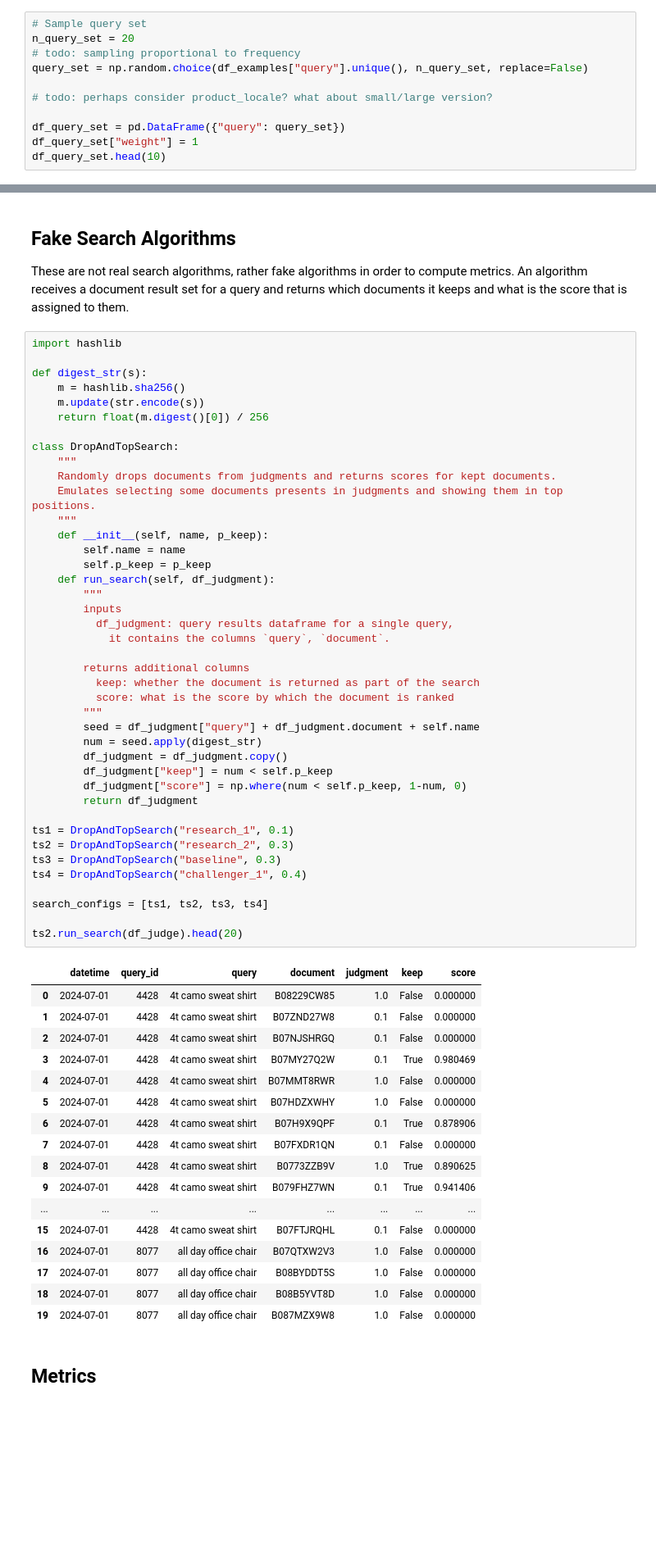
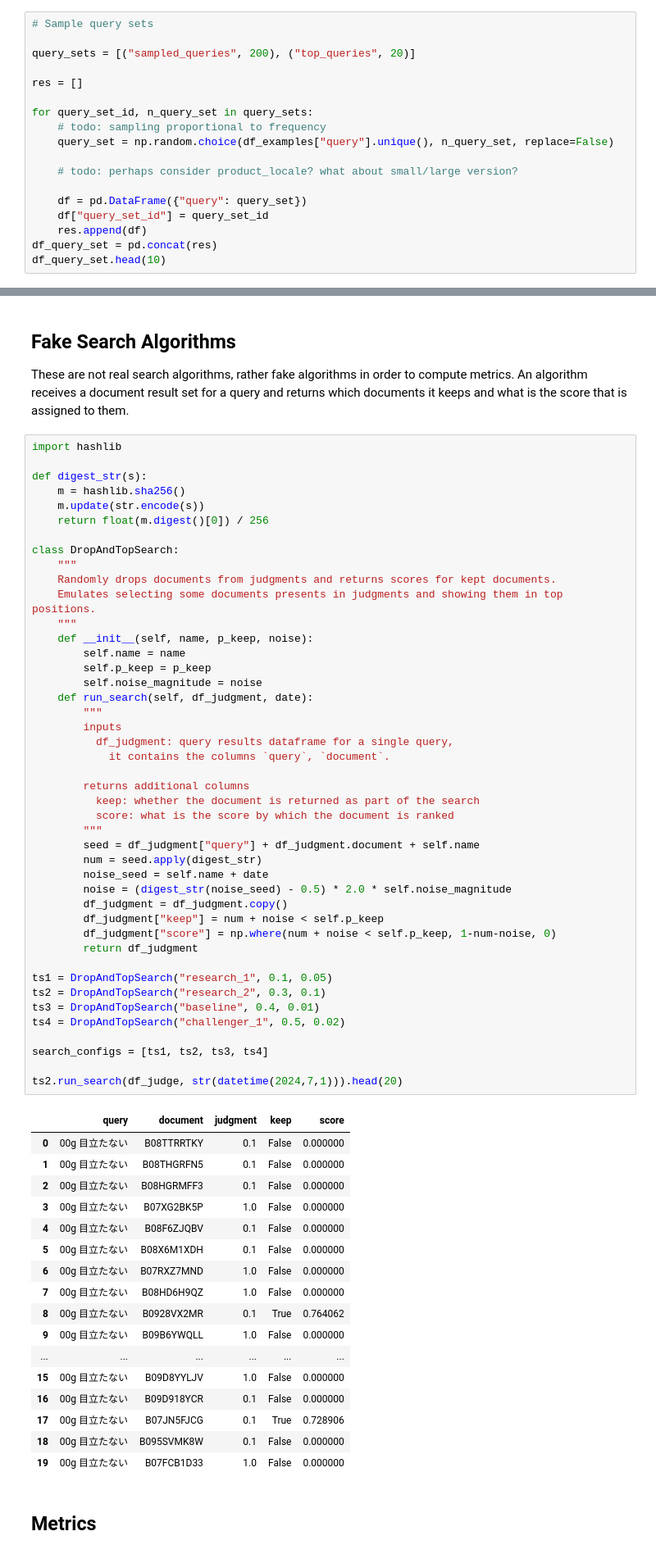
Before and after one commit to o19s/opensearch-search-quality-evaluation, a Jupyter notebook: search-evaluation-framework/opensearch-dashboard-prototyping/1_create_queries_judgments_and_metrics.ipynb, the cells around one changed output, grey strips where cells are left out. Shown at 82% size. Drawn from its saved outputs; the diff is of its cells as text; blank space fills up the shorter version.

```diff
--- a/search-evaluation-framework/opensearch-dashboard-prototyping/1_create_queries_judgments_and_metrics.ipynb
+++ b/search-evaluation-framework/opensearch-dashboard-prototyping/1_create_queries_judgments_and_metrics.ipynb
@@ -51,14 +54,21 @@ And currently the sampling is not done based on frequency
 # %%
 np.random.seed(10)
 # %%
-# Sample query set
-n_query_set = 20
-# todo: sampling proportional to frequency
-query_set = np.random.choice(df_examples["query"].unique(), n_query_set, replace=False)
+# Sample query sets
 
-# todo: perhaps consider product_locale? what about small/large version?
+query_sets = [("sampled_queries", 200), ("top_queries", 20)]
 
-df_query_set = pd.DataFrame({"query": query_set})
-df_query_set["weight"] = 1
+res = []
+
+for query_set_id, n_query_set in query_sets:
+    # todo: sampling proportional to frequency
+    query_set = np.random.choice(df_examples["query"].unique(), n_query_set, replace=False)
+
+    # todo: perhaps consider product_locale? what about small/large version?
+
+    df = pd.DataFrame({"query": query_set})
+    df["query_set_id"] = query_set_id
+    res.append(df)
+df_query_set = pd.concat(res)
 df_query_set.head(10)
 # %% [output]
@@ -155,59 +144,62 @@ import hashlib
 def digest_str(s):
     m = hashlib.sha256()
     m.update(str.encode(s))
     return float(m.digest()[0]) / 256
 
 class DropAndTopSearch:
     """
     Randomly drops documents from judgments and returns scores for kept documents.
     Emulates selecting some documents presents in judgments and showing them in top positions.
     """
-    def __init__(self, name, p_keep):
+    def __init__(self, name, p_keep, noise):
         self.name = name
         self.p_keep = p_keep
-    def run_search(self, df_judgment):
+        self.noise_magnitude = noise
+    def run_search(self, df_judgment, date):
         """
         inputs
           df_judgment: query results dataframe for a single query,
             it contains the columns `query`, `document`.
 
         returns additional columns
           keep: whether the document is returned as part of the search
           score: what is the score by which the document is ranked
         """
         seed = df_judgment["query"] + df_judgment.document + self.name
         num = seed.apply(digest_str)
+        noise_seed = self.name + date
+        noise = (digest_str(noise_seed) - 0.5) * 2.0 * self.noise_magnitude
         df_judgment = df_judgment.copy()
-        df_judgment["keep"] = num < self.p_keep
-        df_judgment["score"] = np.where(num < self.p_keep, 1-num, 0)
+        df_judgment["keep"] = num + noise < self.p_keep
+        df_judgment["score"] = np.where(num + noise < self.p_keep, 1-num-noise, 0)
         return df_judgment
 
-ts1 = DropAndTopSearch("research_1", 0.1)
-ts2 = DropAndTopSearch("research_2", 0.3)
-ts3 = DropAndTopSearch("baseline", 0.3)
-ts4 = DropAndTopSearch("challenger_1", 0.4)
+ts1 = DropAndTopSearch("research_1", 0.1, 0.05)
+ts2 = DropAndTopSearch("research_2", 0.3, 0.1)
+ts3 = DropAndTopSearch("baseline", 0.4, 0.01)
+ts4 = DropAndTopSearch("challenger_1", 0.5, 0.02)
 
 search_configs = [ts1, ts2, ts3, ts4]
 
-ts2.run_search(df_judge).head(20)
+ts2.run_search(df_judge, str(datetime(2024,7,1))).head(20)
 # %% [output]
-|  | datetime | query_id | query | document | judgment | keep | score |
-| 0 | 2024-07-01 | 4428 | 4t camo sweat shirt | B08229CW85 | 1.0 | False | 0.000000 |
-| 1 | 2024-07-01 | 4428 | 4t camo sweat shirt | B07ZND27W8 | 0.1 | False | 0.000000 |
-| 2 | 2024-07-01 | 4428 | 4t camo sweat shirt | B07NJSHRGQ | 0.1 | False | 0.000000 |
-| 3 | 2024-07-01 | 4428 | 4t camo sweat shirt | B07MY27Q2W | 0.1 | True | 0.980469 |
-| 4 | 2024-07-01 | 4428 | 4t camo sweat shirt | B07MMT8RWR | 1.0 | False | 0.000000 |
-| 5 | 2024-07-01 | 4428 | 4t camo sweat shirt | B07HDZXWHY | 1.0 | False | 0.000000 |
-| 6 | 2024-07-01 | 4428 | 4t camo sweat shirt | B07H9X9QPF | 0.1 | True | 0.878906 |
-| 7 | 2024-07-01 | 4428 | 4t camo sweat shirt | B07FXDR1QN | 0.1 | False | 0.000000 |
-| 8 | 2024-07-01 | 4428 | 4t camo sweat shirt | B0773ZZB9V | 1.0 | True | 0.890625 |
-| 9 | 2024-07-01 | 4428 | 4t camo sweat shirt | B079FHZ7WN | 0.1 | True | 0.941406 |
-| ... | ... | ... | ... | ... | ... | ... | ... |
-| 15 | 2024-07-01 | 4428 | 4t camo sweat shirt | B07FTJRQHL | 0.1 | False | 0.000000 |
-| 16 | 2024-07-01 | 8077 | all day office chair | B07QTXW2V3 | 1.0 | False | 0.000000 |
-| 17 | 2024-07-01 | 8077 | all day office chair | B08BYDDT5S | 1.0 | False | 0.000000 |
-| 18 | 2024-07-01 | 8077 | all day office chair | B08B5YVT8D | 1.0 | False | 0.000000 |
-| 19 | 2024-07-01 | 8077 | all day office chair | B087MZX9W8 | 1.0 | False | 0.000000 |
+|  | query | document | judgment | keep | score |
+| 0 | 00g 目立たない | B08TTRRTKY | 0.1 | False | 0.000000 |
+| 1 | 00g 目立たない | B08THGRFN5 | 0.1 | False | 0.000000 |
+| 2 | 00g 目立たない | B08HGRMFF3 | 0.1 | False | 0.000000 |
+| 3 | 00g 目立たない | B07XG2BK5P | 1.0 | False | 0.000000 |
+| 4 | 00g 目立たない | B08F6ZJQBV | 0.1 | False | 0.000000 |
+| 5 | 00g 目立たない | B08X6M1XDH | 0.1 | False | 0.000000 |
+| 6 | 00g 目立たない | B07RXZ7MND | 1.0 | False | 0.000000 |
+| 7 | 00g 目立たない | B08HD6H9QZ | 1.0 | False | 0.000000 |
+| 8 | 00g 目立たない | B0928VX2MR | 0.1 | True | 0.764062 |
+| 9 | 00g 目立たない | B09B6YWQLL | 1.0 | False | 0.000000 |
+| ... | ... | ... | ... | ... | ... |
+| 15 | 00g 目立たない | B09D8YYLJV | 1.0 | False | 0.000000 |
+| 16 | 00g 目立たない | B09D918YCR | 0.1 | False | 0.000000 |
+| 17 | 00g 目立たない | B07JN5FJCG | 0.1 | True | 0.728906 |
+| 18 | 00g 目立たない | B095SVMK8W | 0.1 | False | 0.000000 |
+| 19 | 00g 目立たない | B07FCB1D33 | 1.0 | False | 0.000000 |
 # %% [markdown]
 ## Metrics
 # %% [markdown]
```
Also changed, not shown: parts of 12 cells of this notebook, 3 other files.
